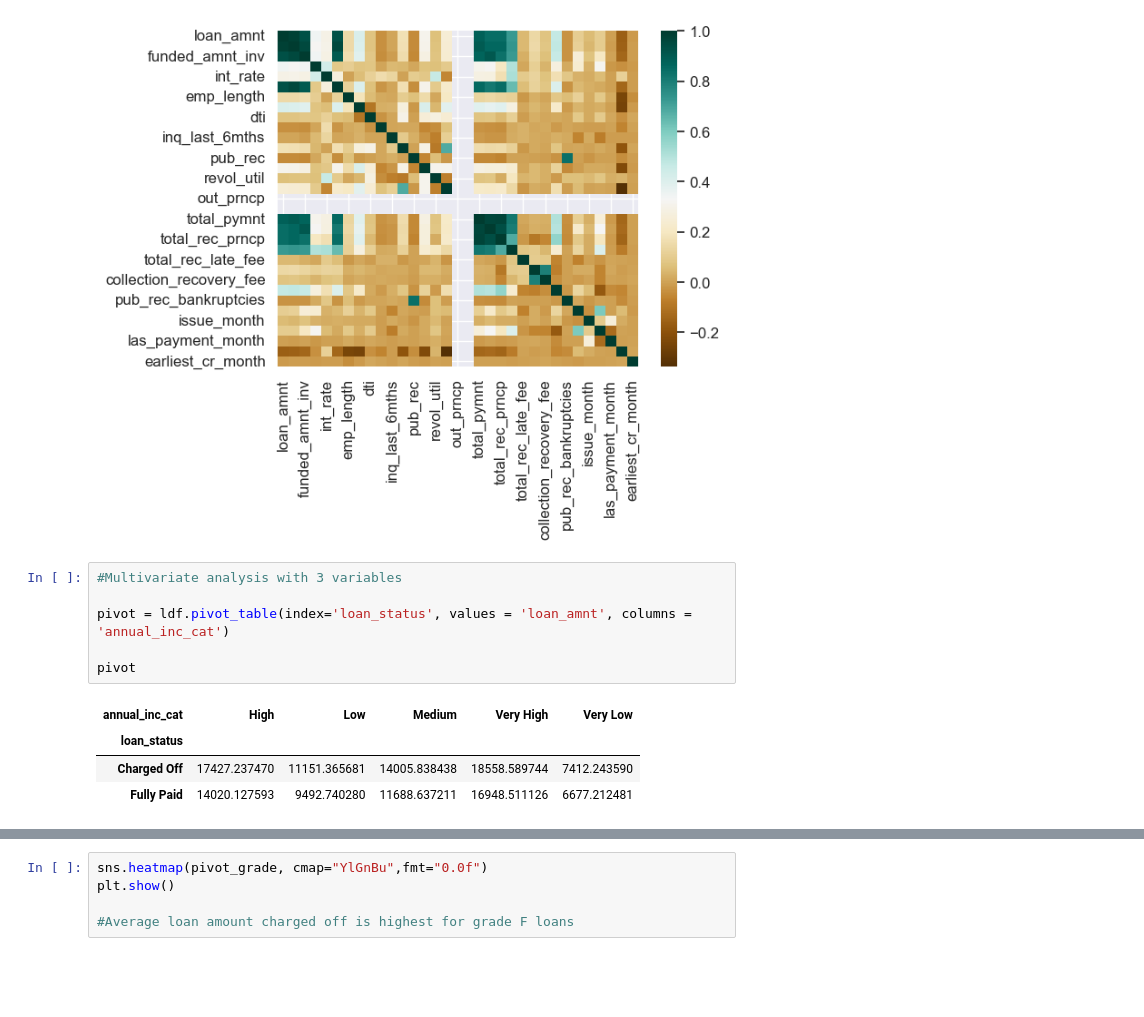
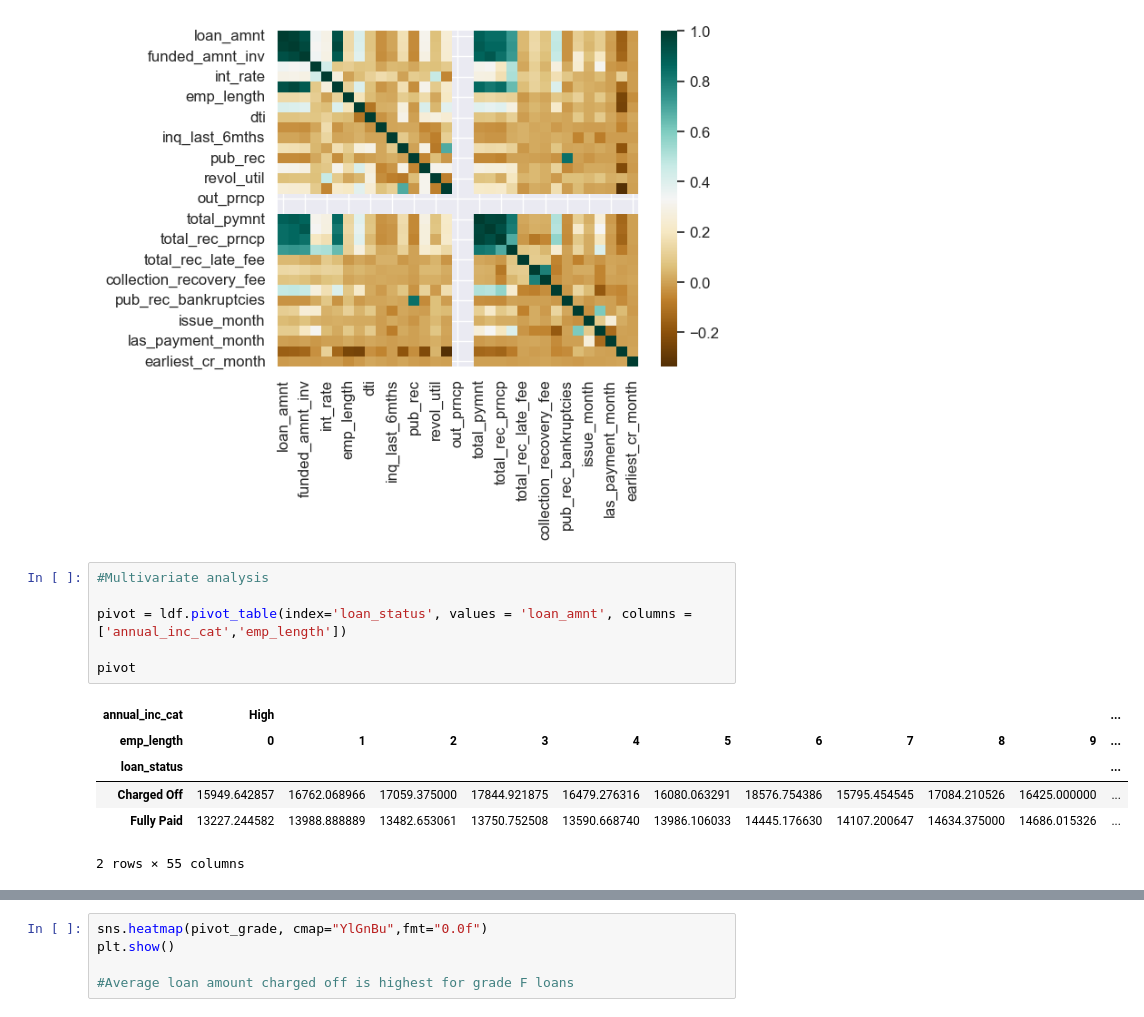
Before and after one commit to MT2012039/Lending_Club_Case_Study, a Jupyter notebook: Debargha_Chandrika.ipynb, the cells around one changed output, grey strips where cells are left out. Drawn from its saved outputs; the diff is of its cells as text; blank space fills up the shorter version.

```diff
--- a/Debargha_Chandrika.ipynb
+++ b/Debargha_Chandrika.ipynb
@@ -847,16 +847,18 @@ plt.show()
 # %% [output]
 [figure]
 # %%
-#Multivariate analysis with 3 variables
+#Multivariate analysis
 
-pivot = ldf.pivot_table(index='loan_status', values = 'loan_amnt', columns = 'annual_inc_cat')
+pivot = ldf.pivot_table(index='loan_status', values = 'loan_amnt', columns = ['annual_inc_cat','emp_length'])
 
 pivot
 # %% [output]
-| annual_inc_cat | High | Low | Medium | Very High | Very Low |
-| loan_status |  |  |  |  |  |
-| Charged Off | 17427.237470 | 11151.365681 | 14005.838438 | 18558.589744 | 7412.243590 |
-| Fully Paid | 14020.127593 | 9492.740280 | 11688.637211 | 16948.511126 | 6677.212481 |
+| annual_inc_cat | High |  |  |  |  |  |  |  |  |  | ... |
+| emp_length | 0 | 1 | 2 | 3 | 4 | 5 | 6 | 7 | 8 | 9 | ... |
+| loan_status |  |  |  |  |  |  |  |  |  |  | ... |
+| Charged Off | 15949.642857 | 16762.068966 | 17059.375000 | 17844.921875 | 16479.276316 | 16080.063291 | 18576.754386 | 15795.454545 | 17084.210526 | 16425.000000 | ... |
+| Fully Paid | 13227.244582 | 13988.888889 | 13482.653061 | 13750.752508 | 13590.668740 | 13986.106033 | 14445.176630 | 14107.200647 | 14634.375000 | 14686.015326 | ... |
+2 rows × 55 columns
 # %%
 #Plot heatmap for the above pivot
 sns.heatmap(pivot, cmap="YlGnBu",fmt="0.0f")
```
Also changed, not shown: parts of 47 cells of this notebook.
